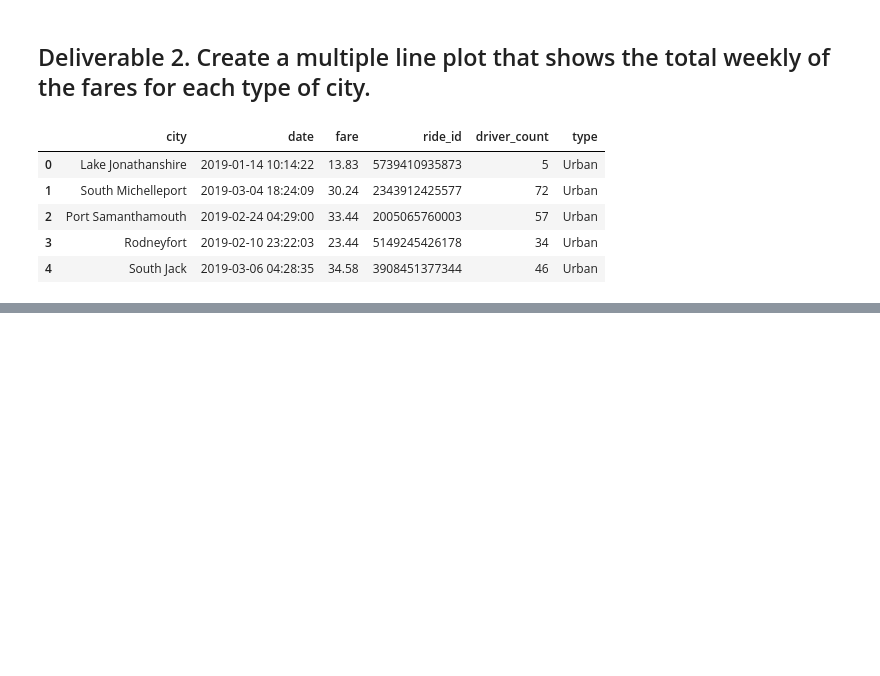
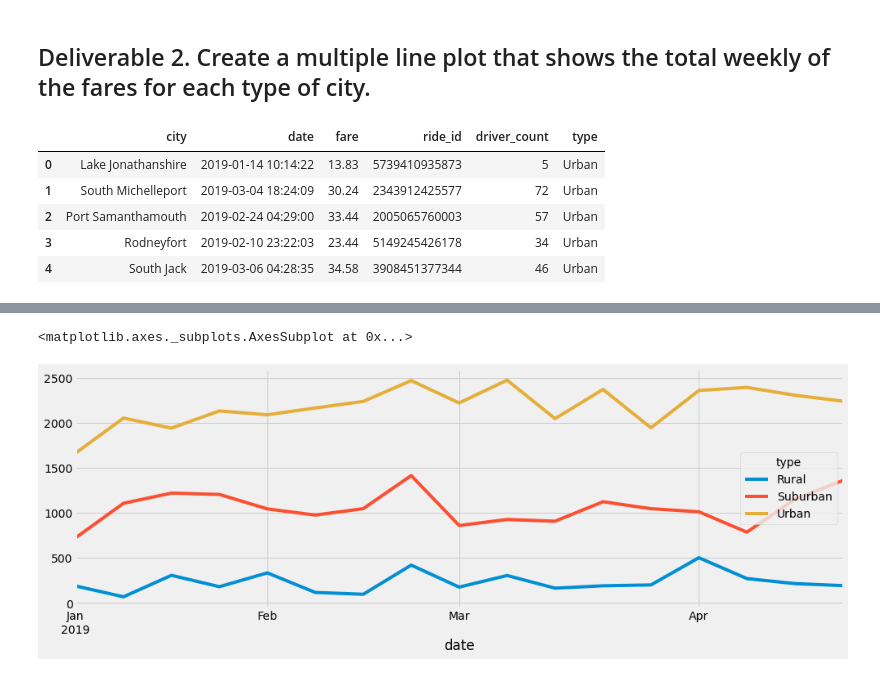
Before and after one commit to pratishthasingh1/PyBer_Analysis, a Jupyter notebook: PyBer_Challenge.ipynb, the cells around one changed output, grey strips where cells are left out. Drawn from its saved outputs; the diff is of its cells as text; code cells hidden in the pictures; blank space fills up the shorter version.

```diff
--- a/PyBer_Challenge.ipynb
+++ b/PyBer_Challenge.ipynb
@@ -214,3 +215,6 @@ new_df2
 # %%
 # 4. Create a pivot table with the 'date' as the index, the columns ='type', and values='fare'
 # to get the total fares for each type of city by the date.
+table = pd.pivot_table(new_df, values='fare', index=['date'],
+                    columns=['type'], aggfunc=np.sum)
+table
@@ -217,2 +236,4 @@ new_df2
 # %%
 # 5. Create a new DataFrame from the pivot table DataFrame using loc on the given dates, '2019-01-01':'2019-04-29'.
+new_pivot_df = table.loc['2019-01-01':'2019-04-29']
+new_pivot_df
@@ -219,3 +255,4 @@ new_df2
 # %%
 # 6. Set the "date" index to datetime datatype. This is necessary to use the resample() method in Step 8.
-# df.index = pd.to_datetime(df.index)
+new_pivot_df.index = pd.to_datetime(new_pivot_df.index)
+new_pivot_df
@@ -224,2 +288,4 @@ new_df2
 # %%
 # 8. Create a new DataFrame using the "resample()" function by week 'W' and get the sum of the fares for each week.
+df3 = new_pivot_df.resample('W').sum()
+df3
@@ -226,7 +312,15 @@ new_df2
 # %%
 # 8. Using the object-oriented interface method, plot the resample DataFrame using the df.plot() function.
+from matplotlib import style
+style.use('fivethirtyeight')
+#graph = pf.plot
+df3.plot(figsize=(15,5))
+
 
 # Import the style from Matplotlib.
-from matplotlib import style
+
 # Use the graph style fivethirtyeight.
-style.use('fivethirtyeight')
+##style.use('fivethirtyeight')
+# %% [output]
+<matplotlib.axes._subplots.AxesSubplot at 0x...>
+[figure, added]
```
Also changed, not shown: parts of 9 cells of this notebook.
